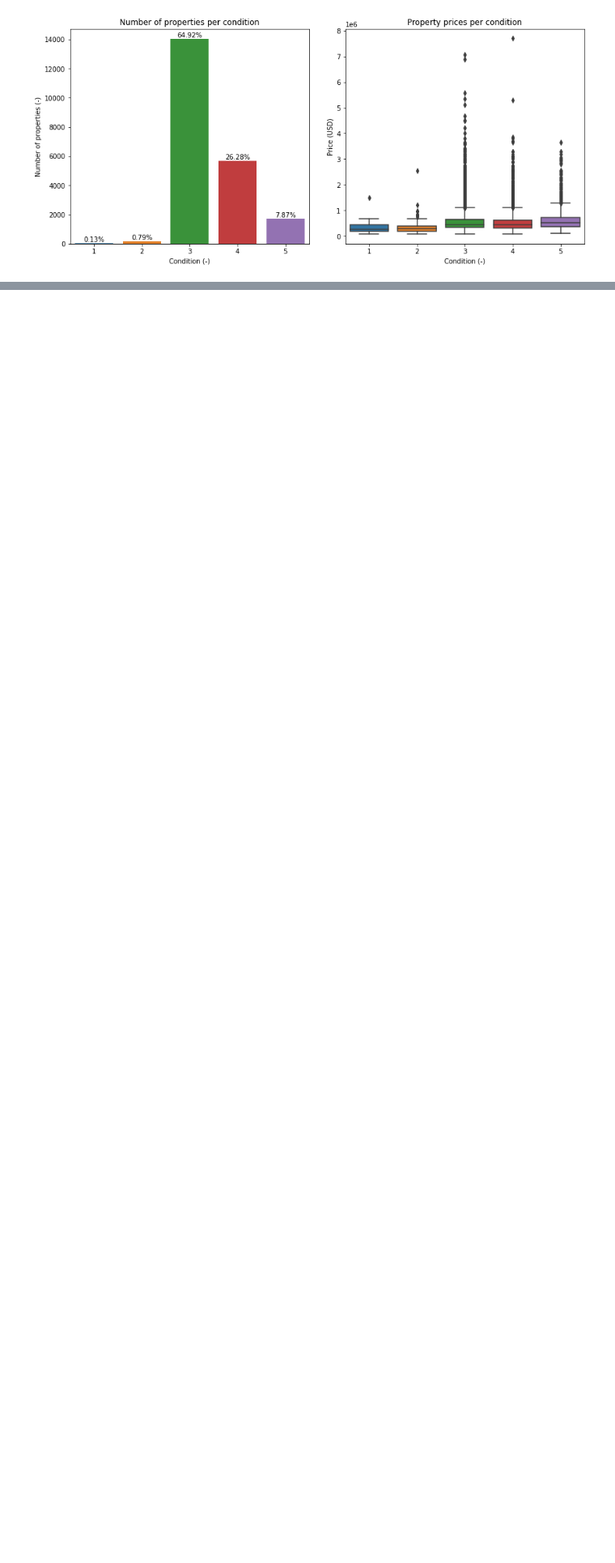
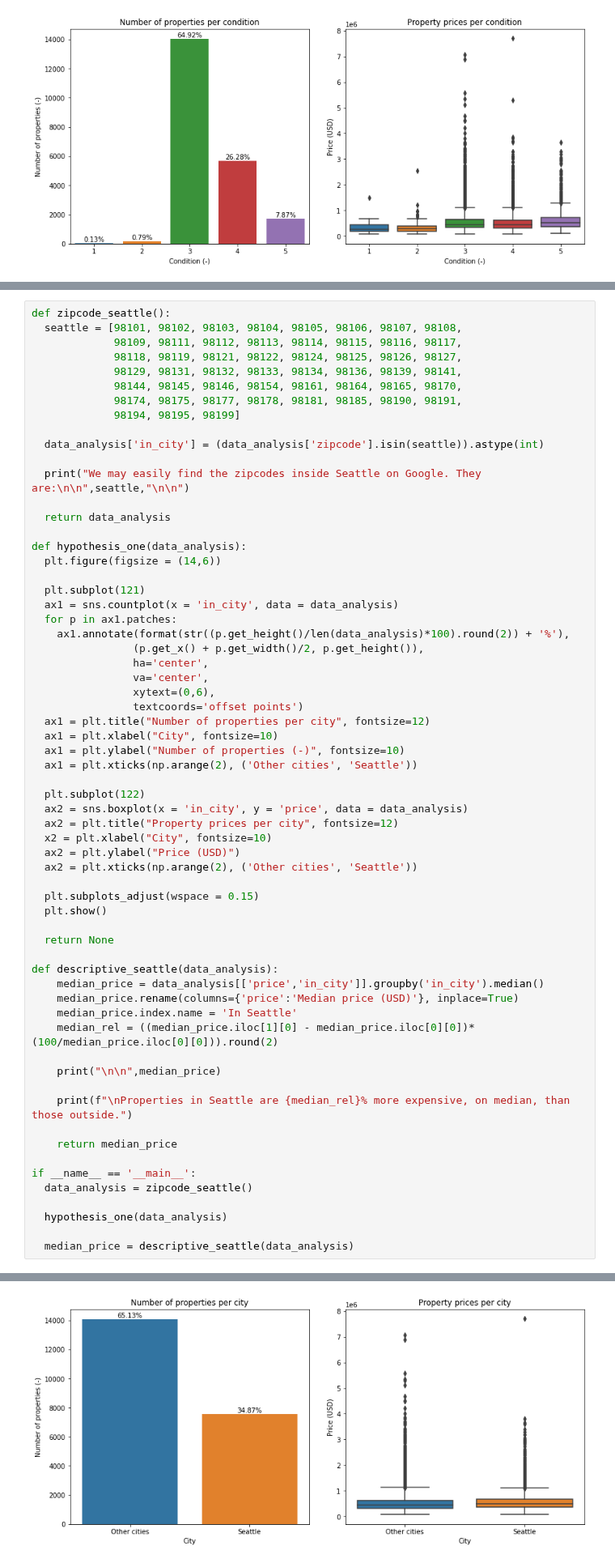
Before and after one commit to lucasquemelli/House_Rocket_Machine_Learning, a Jupyter notebook: House_Rocket_ML.ipynb, the cells around one changed output, grey strips where cells are left out. Shown at 81% size. Drawn from its saved outputs; the diff is of its cells as text; blank space fills up the shorter version.

```diff
--- a/House_Rocket_ML.ipynb
+++ b/House_Rocket_ML.ipynb
@@ -455,0 +475,64 @@ if __name__ == '__main__':
+# %%
+def zipcode_seattle():
+  seattle = [98101, 98102, 98103, 98104, 98105, 98106, 98107, 98108,
+             98109, 98111, 98112, 98113, 98114, 98115, 98116, 98117,
+             98118, 98119, 98121, 98122, 98124, 98125, 98126, 98127,
+             98129, 98131, 98132, 98133, 98134, 98136, 98139, 98141,
+             98144, 98145, 98146, 98154, 98161, 98164, 98165, 98170,
+             98174, 98175, 98177, 98178, 98181, 98185, 98190, 98191,
+             98194, 98195, 98199]
+
+  data_analysis['in_city'] = (data_analysis['zipcode'].isin(seattle)).astype(int)
+
+  print("We may easily find the zipcodes inside Seattle on Google. They are:\n\n",seattle,"\n\n")
+
+  return data_analysis
+
+def hypothesis_one(data_analysis):
+  plt.figure(figsize = (14,6))
+
+  plt.subplot(121)
+  ax1 = sns.countplot(x = 'in_city', data = data_analysis)
+  for p in ax1.patches:
+    ax1.annotate(format(str((p.get_height()/len(data_analysis)*100).round(2)) + '%'),
+                (p.get_x() + p.get_width()/2, p.get_height()),
+                ha='center',
+                va='center',
+                xytext=(0,6),
+                textcoords='offset points')
+  ax1 = plt.title("Number of properties per city", fontsize=12)
+  ax1 = plt.xlabel("City", fontsize=10)
+  ax1 = plt.ylabel("Number of properties (-)", fontsize=10)
+  ax1 = plt.xticks(np.arange(2), ('Other cities', 'Seattle'))
+
+  plt.subplot(122)
+  ax2 = sns.boxplot(x = 'in_city', y = 'price', data = data_analysis)
+  ax2 = plt.title("Property prices per city", fontsize=12)
+  x2 = plt.xlabel("City", fontsize=10)
+  ax2 = plt.ylabel("Price (USD)")
+  ax2 = plt.xticks(np.arange(2), ('Other cities', 'Seattle'))
+
+  plt.subplots_adjust(wspace = 0.15)
+  plt.show()
+
+  return None
+
+def descriptive_seattle(data_analysis):
+    median_price = data_analysis[['price','in_city']].groupby('in_city').median()
+    median_price.rename(columns={'price':'Median price (USD)'}, inplace=True)
+    median_price.index.name = 'In Seattle'
+    median_rel = ((median_price.iloc[1][0] - median_price.iloc[0][0])*(100/median_price.iloc[0][0])).round(2)
+
+    print("\n\n",median_price)
+
+    print(f"\nProperties in Seattle are {median_rel}% more expensive, on median, than those outside.")
+
+    return median_price
+
+if __name__ == '__main__':
+  data_analysis = zipcode_seattle()
+
+  hypothesis_one(data_analysis)
+
+  median_price = descriptive_seattle(data_analysis)
+# %% [output]
@@ -455,0 +542 @@ if __name__ == '__main__':
+[figure, added]
```
Also changed, not shown: parts of 6 cells of this notebook.
